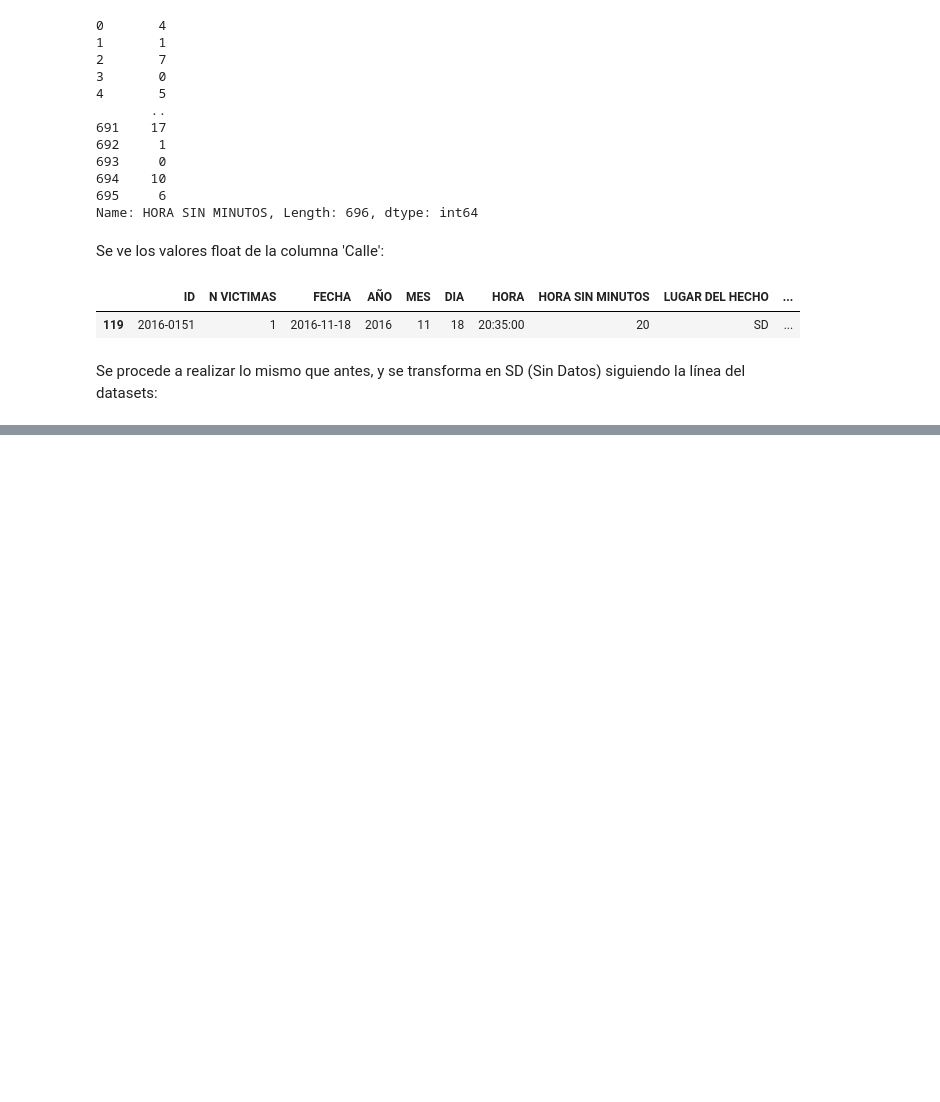
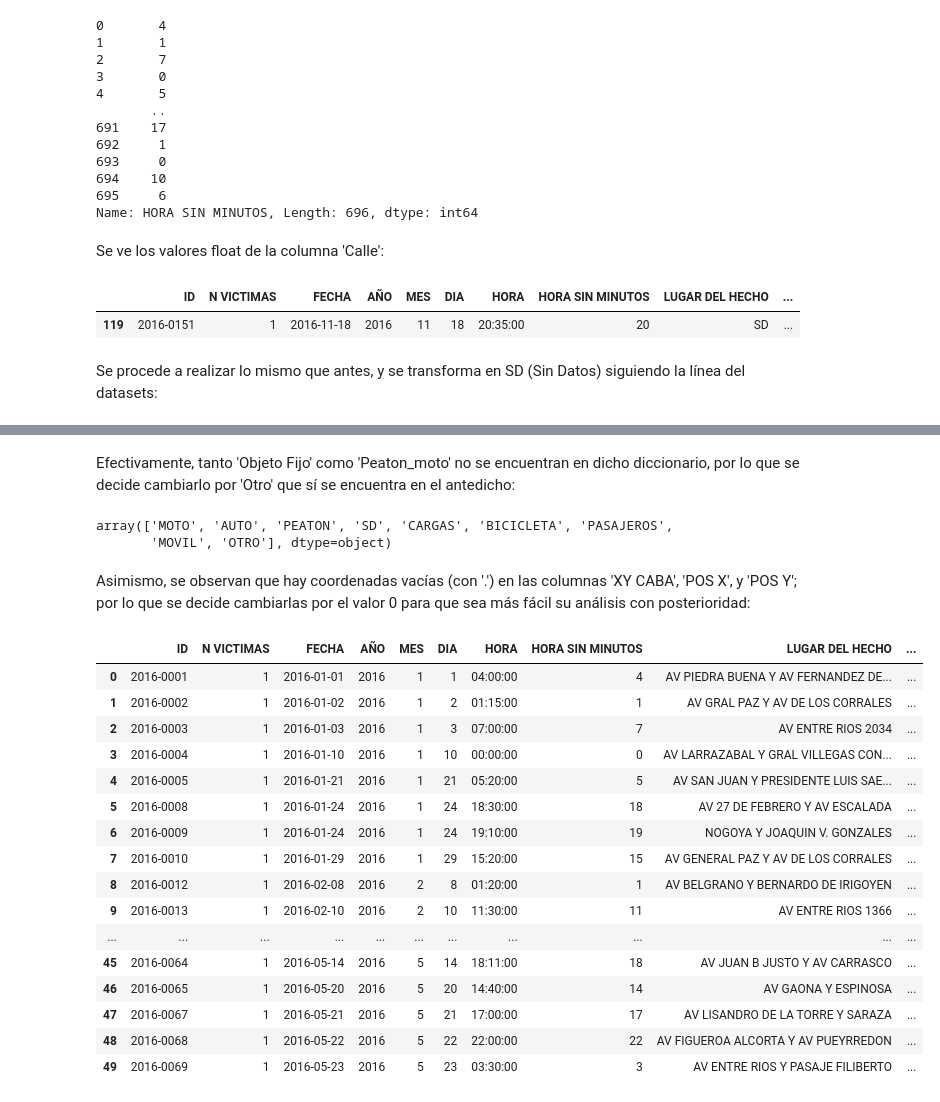
Before and after one commit to camillaneza/PI2_Siniestros_Viales, a Jupyter notebook: ETL.ipynb, the cells around one changed output, grey strips where cells are left out. Saved outputs shown, nothing was run; the diff lists cells and outputs as text; code cells hidden in the pictures; blank space fills up the shorter version.

Commit message:
ETL Victimas

```diff
--- a/ETL.ipynb
+++ b/ETL.ipynb
@@ -373,0 +383,35 @@ Funciones.verificar_tipo_datos(df_homicidios_hechos)
+# %% [markdown]
+Efectivamente, tanto 'Objeto Fijo' como 'Peaton_moto' no se encuentran en dicho diccionario, por lo que se decide cambiarlo por 'Otro' que sí se encuentra en el antedicho:
+# %%
+df_homicidios_hechos['VICTIMA'] = df_homicidios_hechos['VICTIMA'].replace({'OBJETO FIJO':'OTRO', 'PEATON_MOTO':'OTRO'})
+# %%
+df_homicidios_hechos['VICTIMA'].unique()
+# %% [output]
+array(['MOTO', 'AUTO', 'PEATON', 'SD', 'CARGAS', 'BICICLETA', 'PASAJEROS',
+       'MOVIL', 'OTRO'], dtype=object)
+# %% [markdown]
+Asimismo, se observan que hay coordenadas vacías (con '.') en las columnas 'XY CABA', 'POS X', y 'POS Y'; por lo que se decide cambiarlas por el valor 0 para que sea más fácil su análisis con posterioridad:
+# %%
+df_homicidios_hechos['POS X'] = df_homicidios_hechos['POS X'].replace('.', 0)
+df_homicidios_hechos['POS Y'] = df_homicidios_hechos['POS Y'].replace('.', 0)
+df_homicidios_hechos['XY (CABA)'] = df_homicidios_hechos['XY (CABA)'].replace('Point (. .)', 0)
+# %%
+df_homicidios_hechos.head(50)
+# %% [output]
+|  | ID | N VICTIMAS | FECHA | AÑO | MES | DIA | HORA | HORA SIN MINUTOS | LUGAR DEL HECHO | ... |
+| 0 | 2016-0001 | 1 | 2016-01-01 | 2016 | 1 | 1 | 04:00:00 | 4 | AV PIEDRA BUENA Y AV FERNANDEZ DE... | ... |
+| 1 | 2016-0002 | 1 | 2016-01-02 | 2016 | 1 | 2 | 01:15:00 | 1 | AV GRAL PAZ Y AV DE LOS CORRALES | ... |
+| 2 | 2016-0003 | 1 | 2016-01-03 | 2016 | 1 | 3 | 07:00:00 | 7 | AV ENTRE RIOS 2034 | ... |
+| 3 | 2016-0004 | 1 | 2016-01-10 | 2016 | 1 | 10 | 00:00:00 | 0 | AV LARRAZABAL Y GRAL VILLEGAS CON... | ... |
+| 4 | 2016-0005 | 1 | 2016-01-21 | 2016 | 1 | 21 | 05:20:00 | 5 | AV SAN JUAN Y PRESIDENTE LUIS SAE... | ... |
+| 5 | 2016-0008 | 1 | 2016-01-24 | 2016 | 1 | 24 | 18:30:00 | 18 | AV 27 DE FEBRERO Y AV ESCALADA | ... |
+| 6 | 2016-0009 | 1 | 2016-01-24 | 2016 | 1 | 24 | 19:10:00 | 19 | NOGOYA Y JOAQUIN V. GONZALES | ... |
+| 7 | 2016-0010 | 1 | 2016-01-29 | 2016 | 1 | 29 | 15:20:00 | 15 | AV GENERAL PAZ Y AV DE LOS CORRALES | ... |
+| 8 | 2016-0012 | 1 | 2016-02-08 | 2016 | 2 | 8 | 01:20:00 | 1 | AV BELGRANO Y BERNARDO DE IRIGOYEN | ... |
+| 9 | 2016-0013 | 1 | 2016-02-10 | 2016 | 2 | 10 | 11:30:00 | 11 | AV ENTRE RIOS 1366 | ... |
+| ... | ... | ... | ... | ... | ... | ... | ... | ... | ... | ... |
+| 45 | 2016-0064 | 1 | 2016-05-14 | 2016 | 5 | 14 | 18:11:00 | 18 | AV JUAN B JUSTO Y AV CARRASCO | ... |
+| 46 | 2016-0065 | 1 | 2016-05-20 | 2016 | 5 | 20 | 14:40:00 | 14 | AV GAONA Y ESPINOSA | ... |
+| 47 | 2016-0067 | 1 | 2016-05-21 | 2016 | 5 | 21 | 17:00:00 | 17 | AV LISANDRO DE LA TORRE Y SARAZA | ... |
+| 48 | 2016-0068 | 1 | 2016-05-22 | 2016 | 5 | 22 | 22:00:00 | 22 | AV FIGUEROA ALCORTA Y AV PUEYRREDON | ... |
+| 49 | 2016-0069 | 1 | 2016-05-23 | 2016 | 5 | 23 | 03:30:00 | 3 | AV ENTRE RIOS Y PASAJE FILIBERTO | ... |
```
Also changed, not shown: parts of 17 cells of this notebook.
